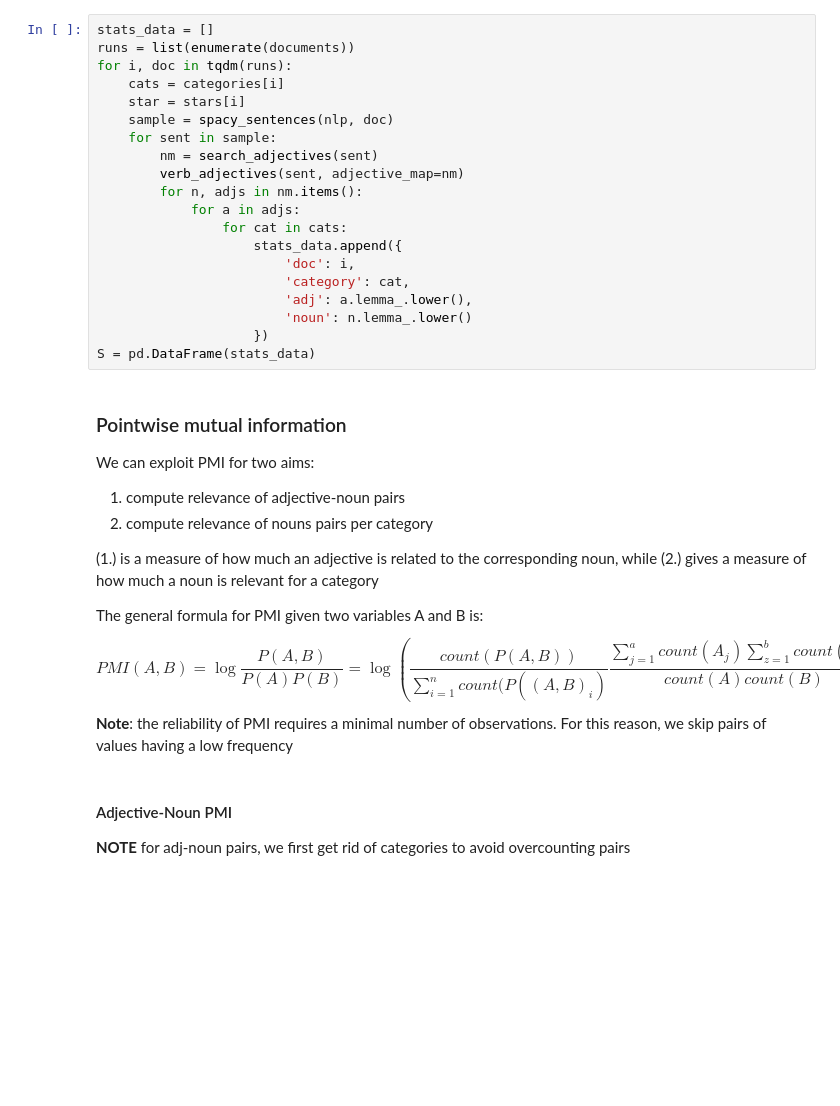
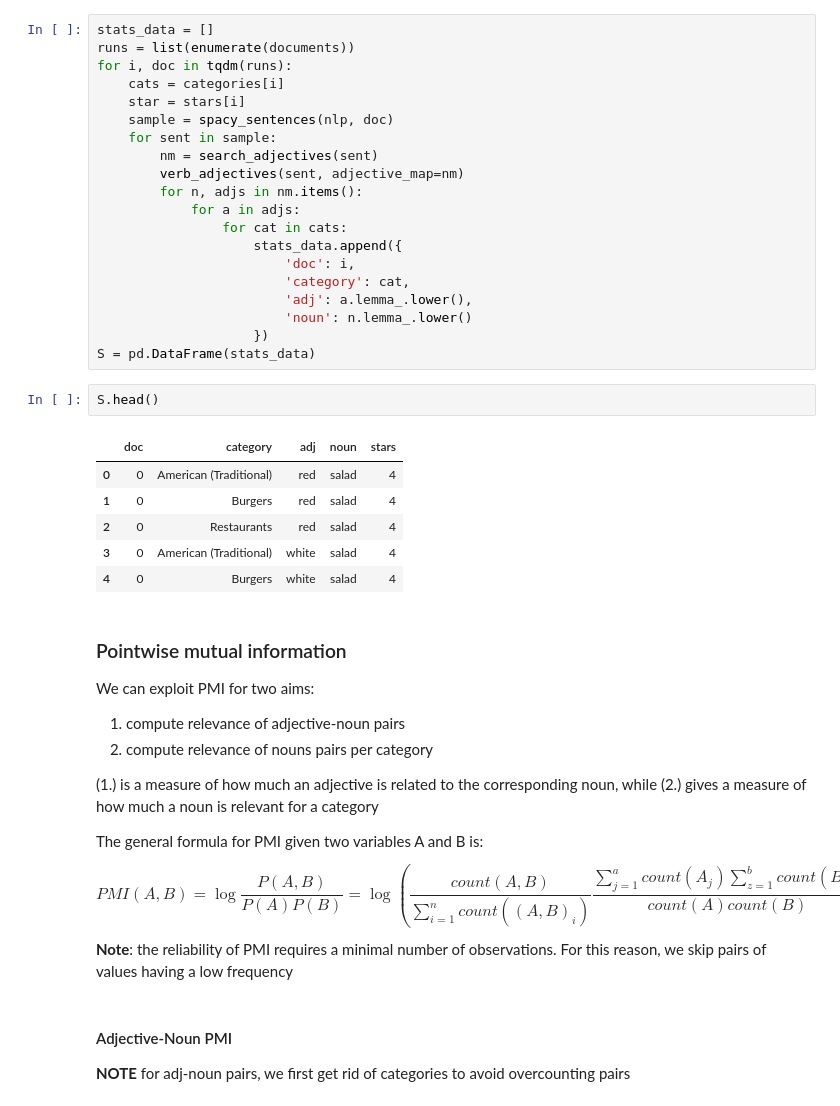
Before and after one commit to afflint/textsent, a Jupyter notebook: syntax/syntax.ipynb, the cells around one changed output. Drawn from its saved outputs; the diff is of its cells as text; blank space fills up the shorter version.

```diff
--- a/syntax/syntax.ipynb
+++ b/syntax/syntax.ipynb
@@ -198,6 +213,15 @@ for i, doc in tqdm(runs):
                         'noun': n.lemma_.lower()
                     })
 S = pd.DataFrame(stats_data)
+# %%
+S.head()
+# %% [output]
+|  | doc | category | adj | noun | stars |
+| 0 | 0 | American (Traditional) | red | salad | 4 |
+| 1 | 0 | Burgers | red | salad | 4 |
+| 2 | 0 | Restaurants | red | salad | 4 |
+| 3 | 0 | American (Traditional) | white | salad | 4 |
+| 4 | 0 | Burgers | white | salad | 4 |
 # %% [markdown]
 ### Pointwise mutual information
 We can exploit PMI for two aims:
@@ -209,7 +233,7 @@ We can exploit PMI for two aims:
 
 The general formula for PMI given two variables A and B is:
 $$
-PMI(A, B) = \log \frac{P(A, B)}{P(A)P(B)} = \log \left ( \frac{count(P(A, B))}{\sum\limits_{i=1}^{n} count(P((A, B)_i)}
+PMI(A, B) = \log \frac{P(A, B)}{P(A)P(B)} = \log \left ( \frac{count(A, B)}{\sum\limits_{i=1}^{n} count((A, B)_i)}
 \frac{\sum\limits_{j=1}^{a} count(A_j)\sum\limits_{z=1}^{b} count(B_j)}{count(A)count(B)} \right )
 $$
 **Note**: the reliability of PMI requires a minimal number of observations. For this reason, we skip pairs of values having a low frequency
```
Also changed, not shown: parts of 12 cells of this notebook, 2 other files.
